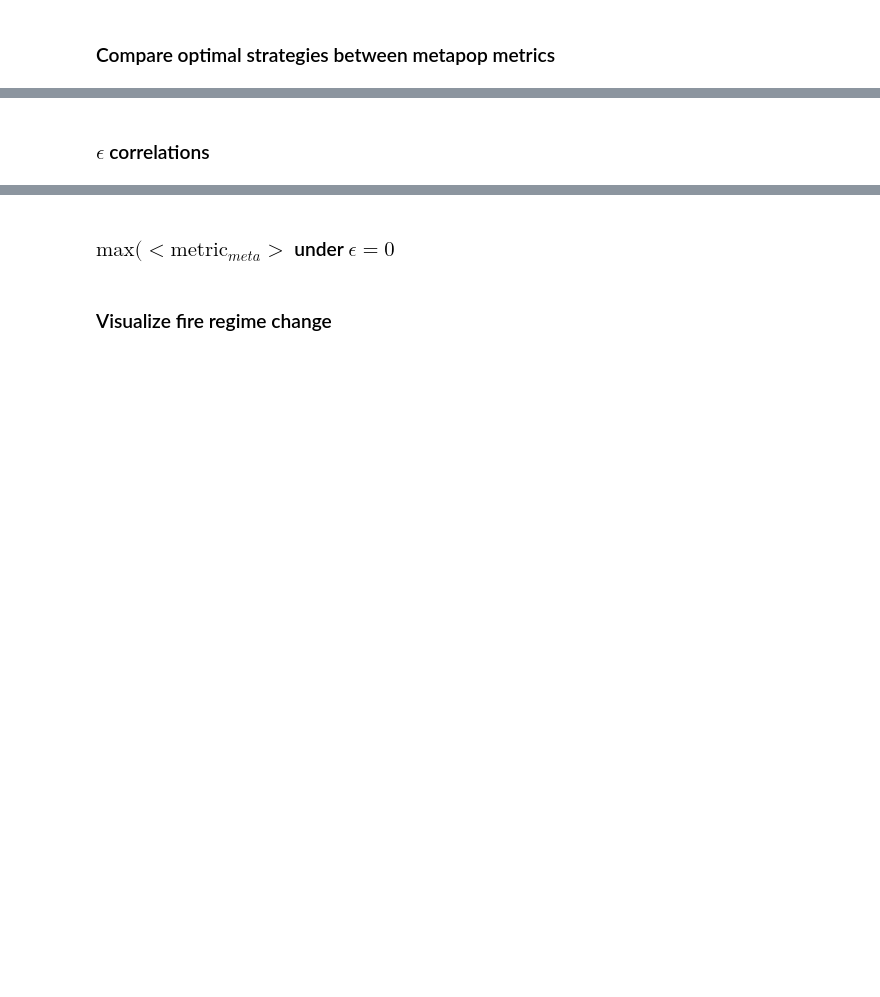
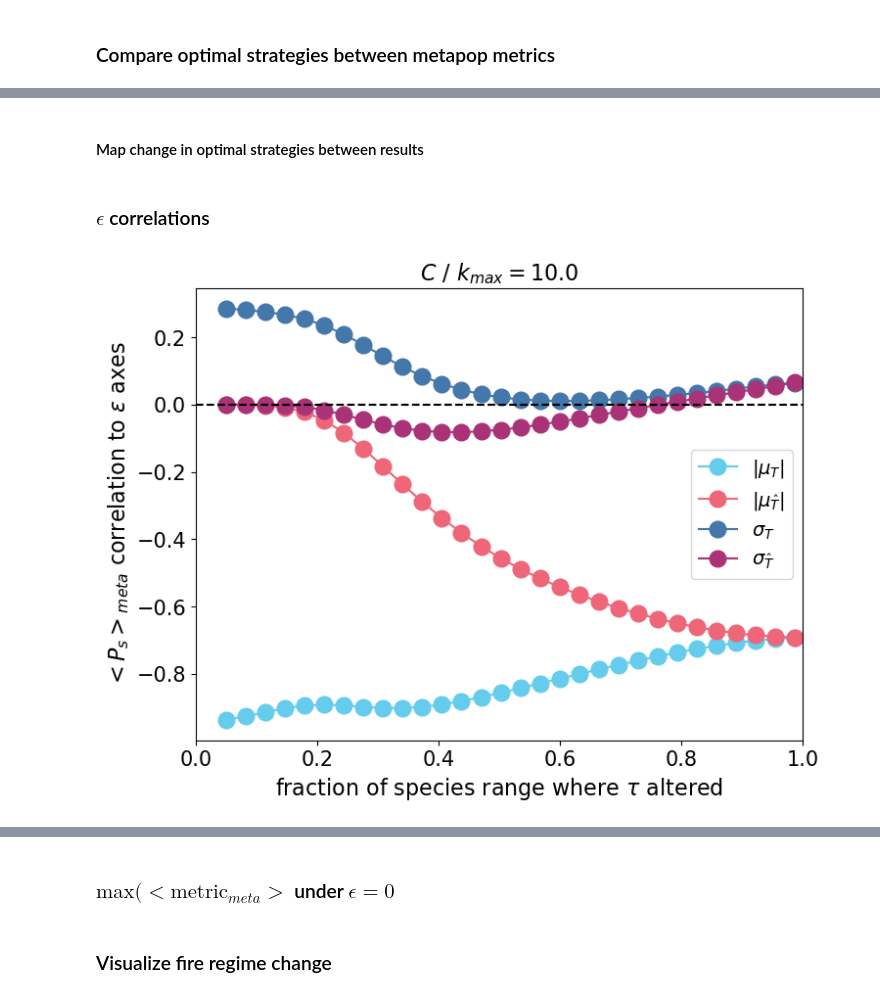
Before and after one commit to patricklawton/TecateCypress, a Jupyter notebook: sensitivity/viz.ipynb, the cells around one changed output, grey strips where cells are left out. Saved outputs shown, nothing was run; the diff lists cells and outputs as text; code cells hidden in the pictures; blank space fills up the shorter version.

```diff
--- a/sensitivity/viz.ipynb
+++ b/sensitivity/viz.ipynb
@@ -375,3 +360,5 @@ for opt_i in range(2):
     # ax.axvline(0.5, ls='--', c='k', lw=5)
     # fn = fig_prefix + f"/maxrob_{opt_i}.png"
     # fig.savefig(fn, bbox_inches='tight')
+# %% [markdown]
+#### Map change in optimal strategies between results
@@ -379,30 +398,35 @@ for opt_i in range(2):
 ### $\epsilon$ correlations
 # %%
 fig, ax = plt.subplots(1, figsize=(8,6))
+results_pre = "meta_mean_results"
+set_globals(results_pre)
+phase_full = np.load(fn_prefix + "phase_full.npy")
 C_i = 9
 num_eps = len(eps_axes.items())
 eps_labels = ["|$\mu_T$|", "$|\mu_{\hat{T}}|$", "$\sigma_T$", "$\sigma_{\hat{T}}$"]
 color_vec = ['#66CCEE', '#EE6677', '#4477AA', '#AA3377']
 for eps_ax_i, eps_ax in enumerate(eps_axes.values()):
     plot_vec = np.ones(ncell_vec.size) * np.nan
     for ncell_i, ncell in enumerate(ncell_vec):
         all_x = []
         all_y = []
         for eps_val_i, eps_val in enumerate(eps_ax):
             eps_slice = tuple([slice(None) if i != eps_ax_i else eps_val_i for i in range(num_eps)])
             full_slice = eps_slice + (C_i, ncell_i, slice(None))
             phase_slice = phase_full[full_slice]
             flat_nonan = phase_slice.ravel()[~np.isnan(phase_slice.ravel())]
             all_y.append(flat_nonan.tolist())
             all_x.append(np.repeat(np.abs(eps_val), len(flat_nonan)).tolist())
         spear = scipy.stats.spearmanr(a=np.array(all_x).flatten(), b=np.array(all_y).flatten())
         plot_vec[ncell_i] = spear.statistic
     ax.plot(ncell_vec/ncell_tot, plot_vec, label=eps_labels[eps_ax_i], marker='o', color=color_vec[eps_ax_i])
 ax.axhline(0, ls='--', c='k')
 ax.legend()
 ax.set_xlim(0, 1)
 ax.set_xlabel(r"fraction of species range where $\tau$ altered")
 ax.set_ylabel(rf"{metric_lab} correlation to $\epsilon$ axes")
 ax.set_title(fr"$C~/~k_{{max}}=${np.round(C_vec[C_i]/ncell_tot, 1)}")
 fn = fig_prefix + f"epscorr.png"
 fig.savefig(fn, bbox_inches='tight')
+# %% [output]
+[figure, added]
```
Also changed, not shown: parts of 12 cells of this notebook, 11 other files.
